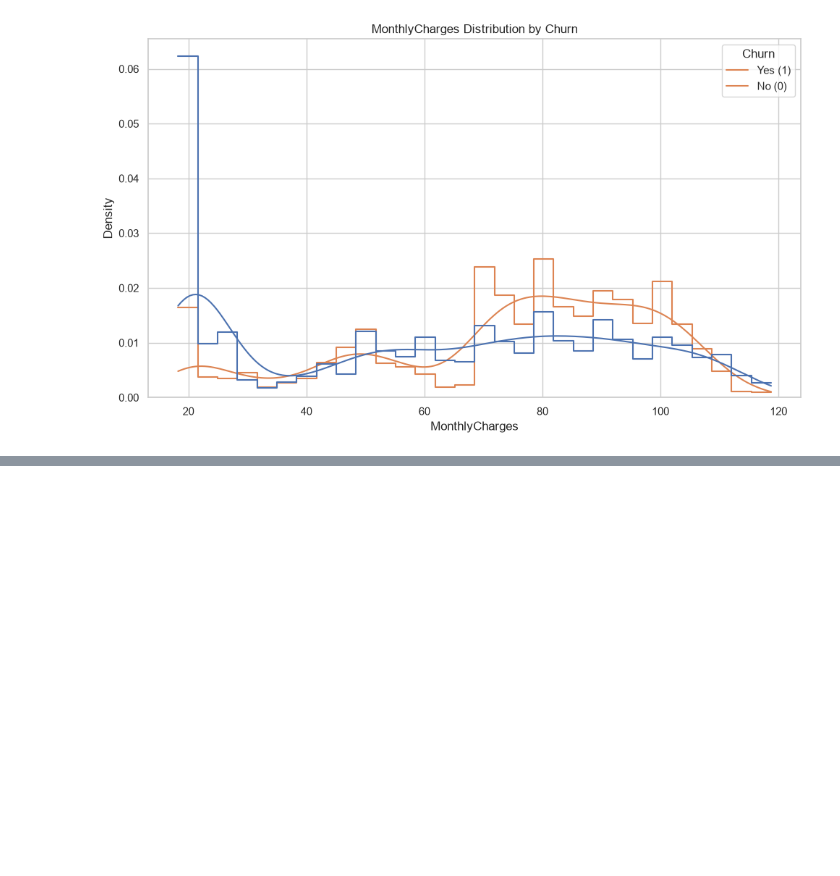
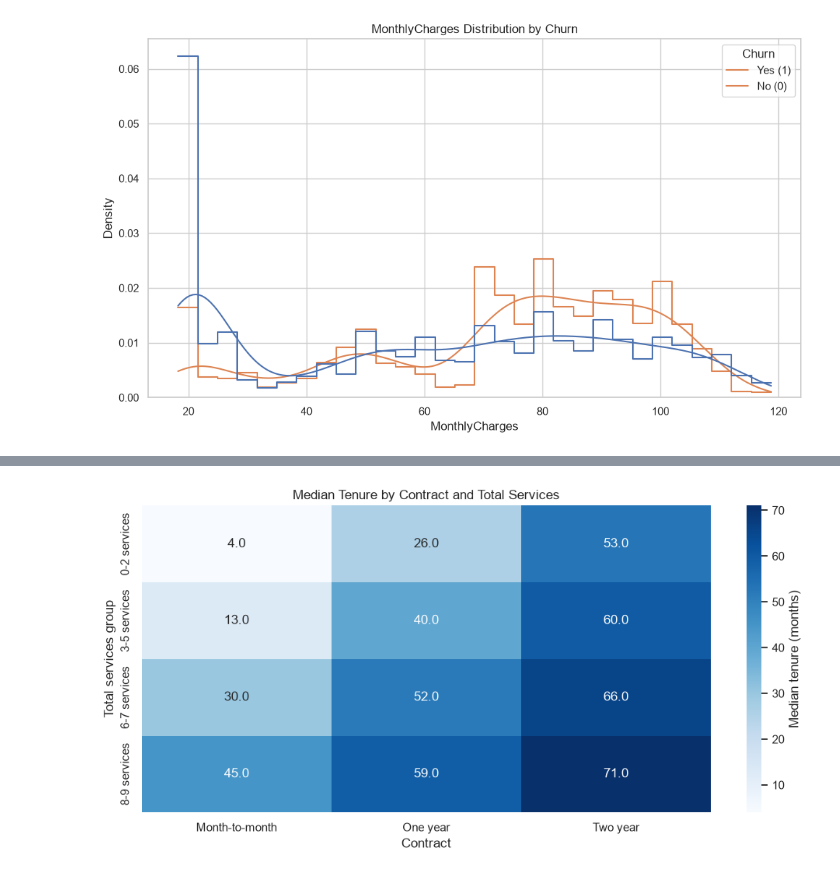
Before and after one commit to quoctuan1111/customer-churn-prediction, a Jupyter notebook: notebooks/02_eda.ipynb, the cells around one changed output, grey strips where cells are left out. Saved outputs shown, nothing was run; the diff lists cells and outputs as text; code cells hidden in the pictures; blank space fills up the shorter version.

```diff
--- a/notebooks/02_eda.ipynb
+++ b/notebooks/02_eda.ipynb
@@ -270,0 +363,20 @@ plt.show()
+# %%
+tenure_summary = (
+    analysis_df.groupby(["Contract", "TotalServicesGroup"], observed=False)
+    .agg(
+        **{
+            "Customer count": ("customerID", "size"),
+            "Median tenure (months)": ("tenure", "median"),
+        }
+    )
+    .reset_index()
+)
+
+tenure_churn_comparison = tenure_summary.merge(
+    contract_service_summary[["Contract", "TotalServicesGroup", "Churn rate (%)"]],
+    on=["Contract", "TotalServicesGroup"],
+    how="left",
+    validate="one_to_one",
+).sort_values(["Contract", "TotalServicesGroup"])
+
+display(tenure_churn_comparison)
@@ -270,0 +397,23 @@ plt.show()
+# %%
+median_tenure_heatmap = tenure_summary.pivot(
+    index="TotalServicesGroup", columns="Contract", values="Median tenure (months)"
+).reindex(
+    index=["0-2 services", "3-5 services", "6-7 services", "8-9 services"],
+    columns=["Month-to-month", "One year", "Two year"],
+)
+
+plt.figure(figsize=(10, 5))
+sns.heatmap(
+    median_tenure_heatmap,
+    annot=True,
+    fmt=".1f",
+    cmap="Blues",
+    cbar_kws={"label": "Median tenure (months)"},
+)
+plt.title("Median Tenure by Contract and Total Services")
+plt.xlabel("Contract")
+plt.ylabel("Total services group")
+plt.tight_layout()
+plt.show()
+# %% [output]
+[figure, added]
```
Also changed, not shown: parts of 9 cells of this notebook.
